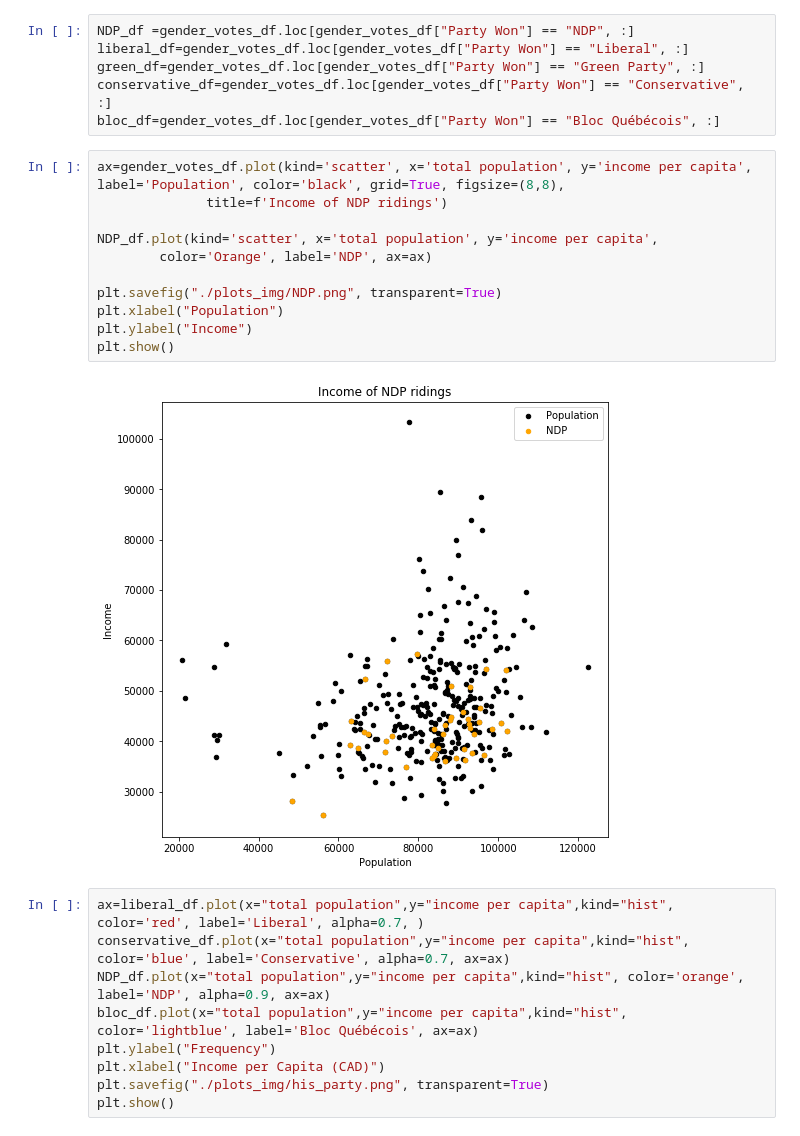
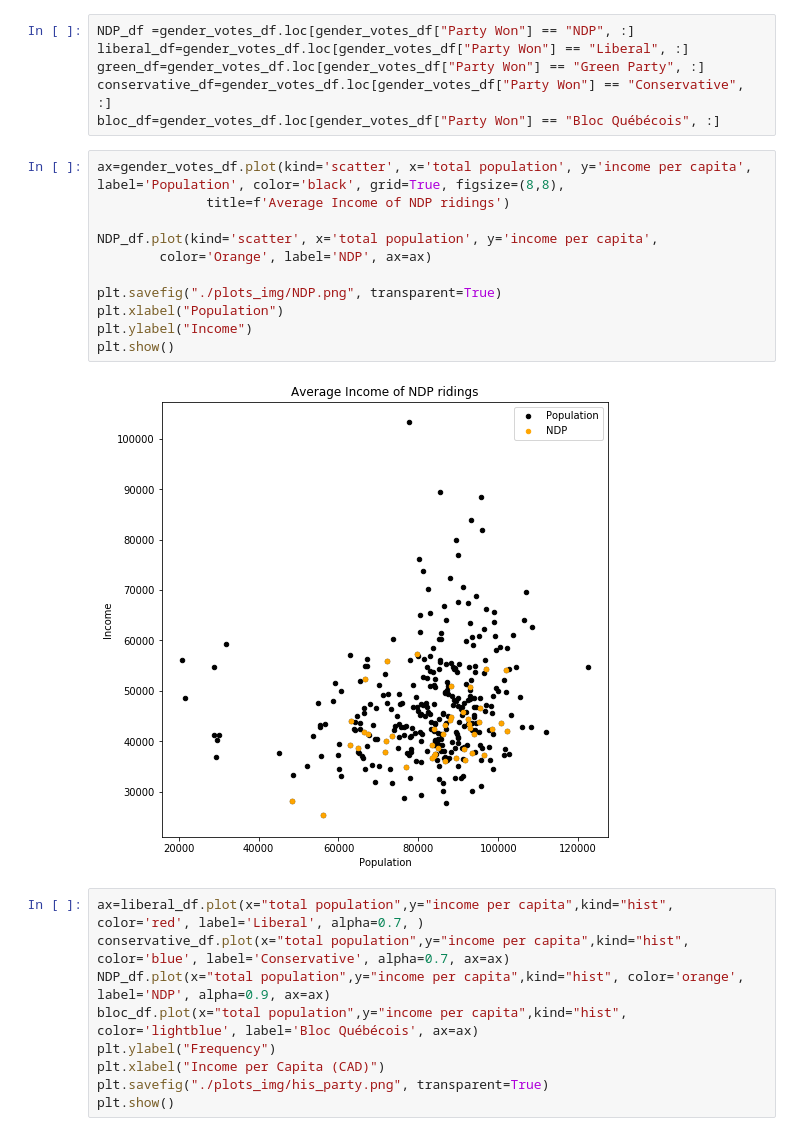
Before and after one commit to bsmirnov12/ABDS-Project-1, a Jupyter notebook: plots.ipynb, the cells around one changed output. Saved outputs shown, nothing was run; the diff lists cells and outputs as text.

```diff
--- a/plots.ipynb
+++ b/plots.ipynb
@@ -173,17 +173,17 @@ conservative_df=gender_votes_df.loc[gender_votes_df["Party Won"] == "Conservativ
 bloc_df=gender_votes_df.loc[gender_votes_df["Party Won"] == "Bloc Québécois", :]
 # %%
 ax=gender_votes_df.plot(kind='scatter', x='total population', y='income per capita', label='Population', color='black', grid=True, figsize=(8,8),
-              title=f'Income of NDP ridings')
+              title=f'Average Income of NDP ridings')
 
 NDP_df.plot(kind='scatter', x='total population', y='income per capita',
         color='Orange', label='NDP', ax=ax)
 
 plt.savefig("./plots_img/NDP.png", transparent=True)
 plt.xlabel("Population")
 plt.ylabel("Income")
 plt.show()
 # %% [output]
-[figure, old version]
+[figure, new version]
 # %%
 ax=liberal_df.plot(x="total population",y="income per capita",kind="hist", color='red', label='Liberal', alpha=0.7, )
 conservative_df.plot(x="total population",y="income per capita",kind="hist", color='blue', label='Conservative', alpha=0.7, ax=ax)
```
Also changed, not shown: parts of 7 cells of this notebook, 9 other files.
